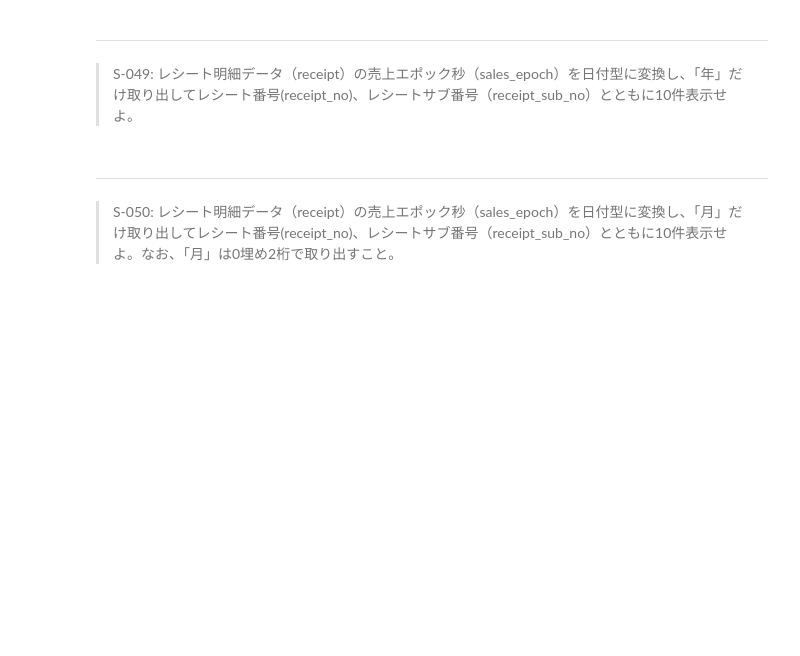
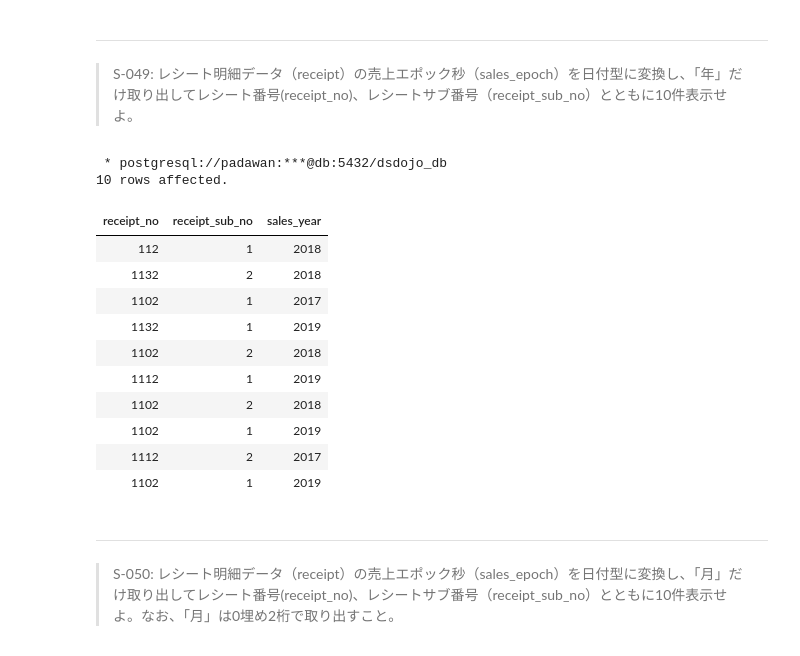
Before and after one commit to KJR020/100knocks-preprocess, a Jupyter notebook: docker/work/preprocess_knock_SQL.ipynb, the cells around one changed output. Drawn from its saved outputs; the diff is of its cells as text; code cells hidden in the pictures; blank space fills up the shorter version.

```diff
--- a/docker/work/preprocess_knock_SQL.ipynb
+++ b/docker/work/preprocess_knock_SQL.ipynb
@@ -1371,3 +1483,27 @@ Done.
+# %%
+%%sql
+
+SELECT
+    receipt_no,
+    receipt_sub_no,
+    EXTRACT(YEAR FROM TO_TIMESTAMP(sales_epoch)) AS sales_year
+FROM receipt
+LIMIT 10
+;
+# %% [output]
+ * postgresql://padawan:***@db:5432/dsdojo_db
+10 rows affected.
+| receipt_no | receipt_sub_no | sales_year |
+| 112 | 1 | 2018 |
+| 1132 | 2 | 2018 |
+| 1102 | 1 | 2017 |
+| 1132 | 1 | 2019 |
+| 1102 | 2 | 2018 |
+| 1112 | 1 | 2019 |
+| 1102 | 2 | 2018 |
+| 1102 | 1 | 2019 |
+| 1112 | 2 | 2017 |
+| 1102 | 1 | 2019 |
 # %% [markdown]
 ---
 > S-050: レシート明細データ（receipt）の売上エポック秒（sales_epoch）を日付型に変換し、「月」だけ取り出してレシート番号(receipt_no)、レシートサブ番号（receipt_sub_no）とともに10件表示せよ。なお、「月」は0埋め2桁で取り出すこと。
```
Also changed, not shown: parts of 13 cells of this notebook.
